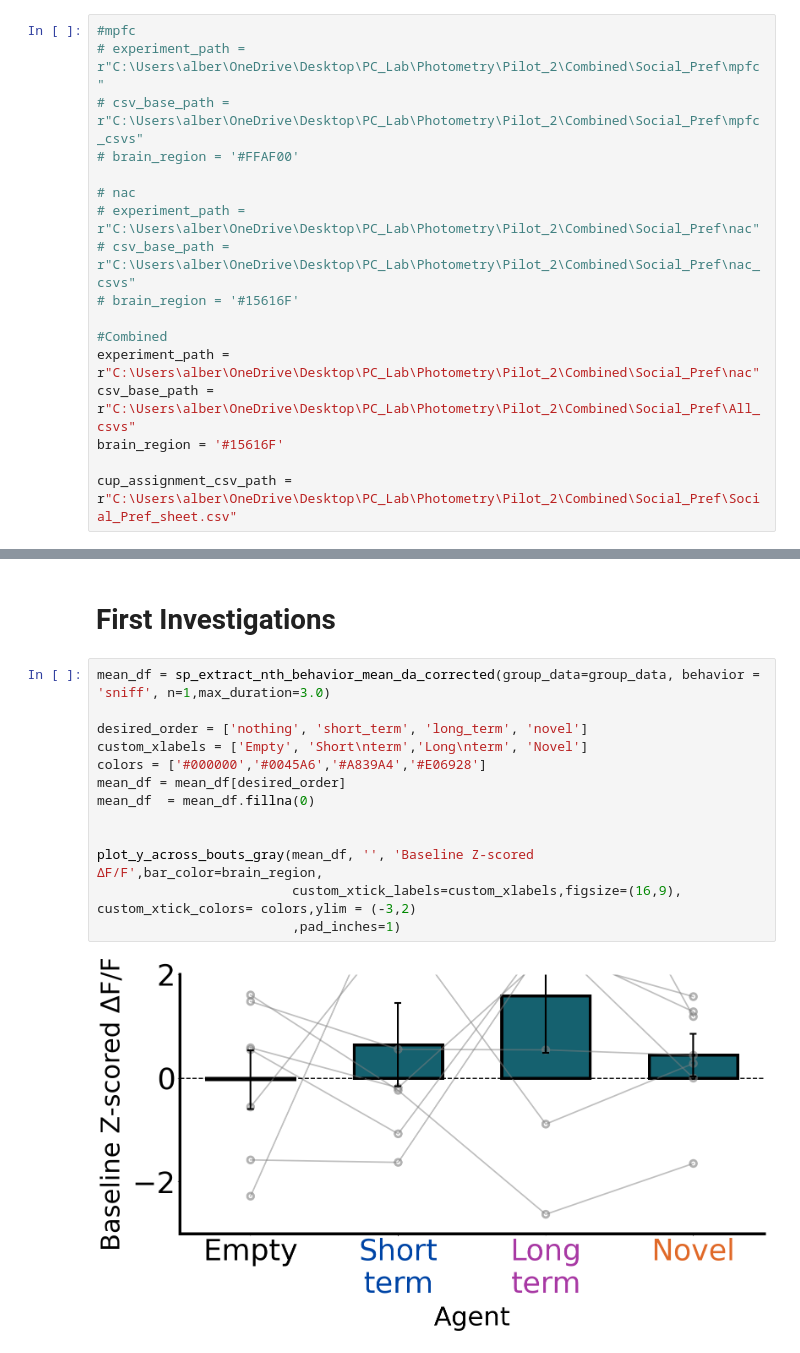
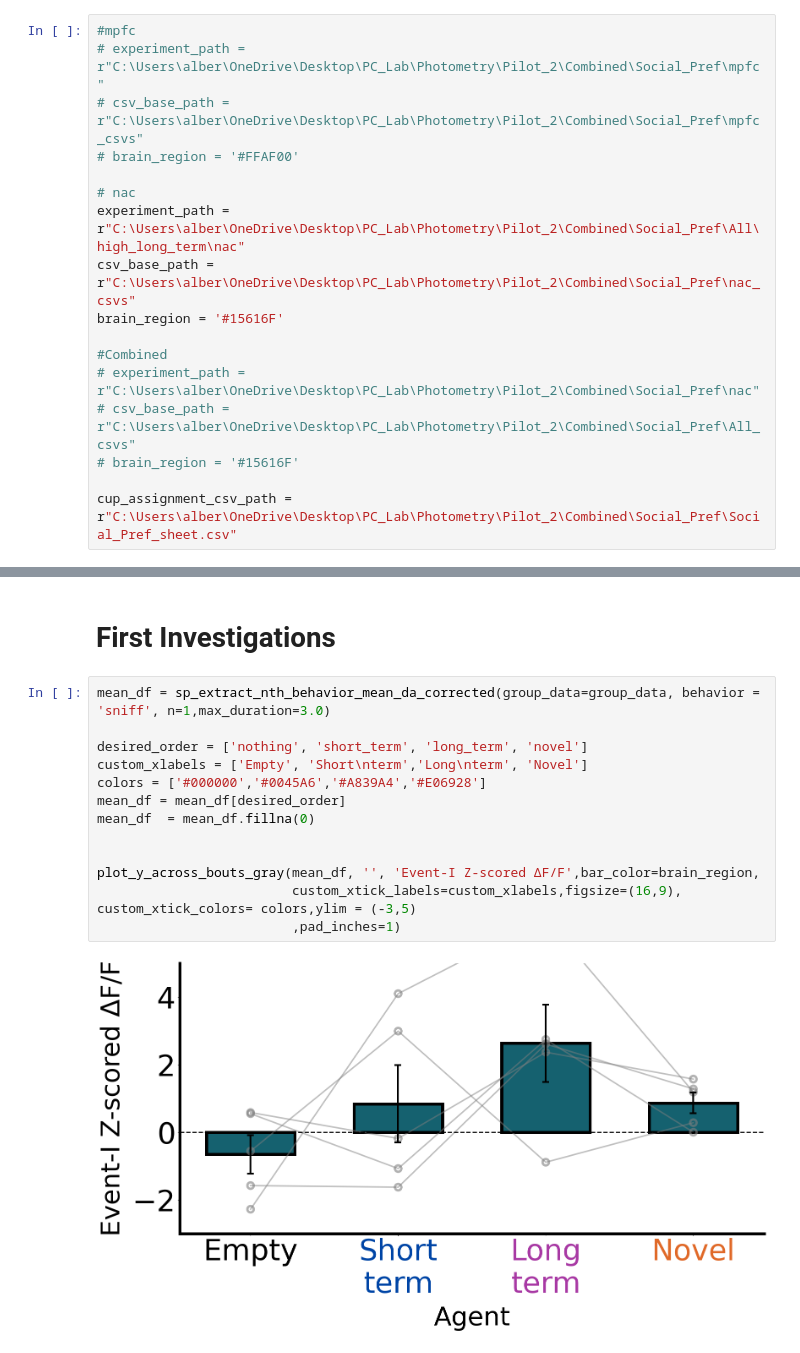
Before and after one commit to AlbertLeei/PCLAB_Photometry, a Jupyter notebook: P2_Code/social_pref/social_pref_analysis.ipynb, the cells around one changed output, grey strips where cells are left out. Cells and saved outputs as stored; diff of their text form.

Commit message:
social pref

```diff
--- a/P2_Code/social_pref/social_pref_analysis.ipynb
+++ b/P2_Code/social_pref/social_pref_analysis.ipynb
@@ -22,15 +22,15 @@ from social_pref.social_pref_extension import *
 # brain_region = '#FFAF00'
 
 # nac
+experiment_path = r"C:\Users\alber\OneDrive\Desktop\PC_Lab\Photometry\Pilot_2\Combined\Social_Pref\All\high_long_term\nac"
+csv_base_path = r"C:\Users\alber\OneDrive\Desktop\PC_Lab\Photometry\Pilot_2\Combined\Social_Pref\nac_csvs"
+brain_region = '#15616F'
+
+#Combined
 # experiment_path = r"C:\Users\alber\OneDrive\Desktop\PC_Lab\Photometry\Pilot_2\Combined\Social_Pref\nac"
-# csv_base_path = r"C:\Users\alber\OneDrive\Desktop\PC_Lab\Photometry\Pilot_2\Combined\Social_Pref\nac_csvs"
+# csv_base_path = r"C:\Users\alber\OneDrive\Desktop\PC_Lab\Photometry\Pilot_2\Combined\Social_Pref\All_csvs"
 # brain_region = '#15616F'
 
-#Combined
-experiment_path = r"C:\Users\alber\OneDrive\Desktop\PC_Lab\Photometry\Pilot_2\Combined\Social_Pref\nac"
-csv_base_path = r"C:\Users\alber\OneDrive\Desktop\PC_Lab\Photometry\Pilot_2\Combined\Social_Pref\All_csvs"
-brain_region = '#15616F'
-
 cup_assignment_csv_path = r"C:\Users\alber\OneDrive\Desktop\PC_Lab\Photometry\Pilot_2\Combined\Social_Pref\Social_Pref_sheet.csv"
 # %%
 group_data = GroupTDTData(experiment_path, csv_base_path)
@@ -137,18 +129,18 @@ plot_y_across_bouts_colors(avg_inv_tot_duration_df, '','Average Duration (s)',ba
 # %%
 mean_df = sp_extract_nth_behavior_mean_da_corrected(group_data=group_data, behavior = 'sniff', n=1,max_duration=3.0)
 
 desired_order = ['nothing', 'short_term', 'long_term', 'novel']
 custom_xlabels = ['Empty', 'Short\nterm','Long\nterm', 'Novel']
 colors = ['#000000','#0045A6','#A839A4','#E06928']
 mean_df = mean_df[desired_order]
 mean_df  = mean_df.fillna(0)
 
 
-plot_y_across_bouts_gray(mean_df, '', 'Baseline Z-scored ΔF/F',bar_color=brain_region,
-                         custom_xtick_labels=custom_xlabels,figsize=(16,9), custom_xtick_colors= colors,ylim = (-3,2)
+plot_y_across_bouts_gray(mean_df, '', 'Event-I Z-scored ΔF/F',bar_color=brain_region,
+                         custom_xtick_labels=custom_xlabels,figsize=(16,9), custom_xtick_colors= colors,ylim = (-3,5)
                          ,pad_inches=1)
 # %% [output]
-[figure, old version]
+[figure, new version]
 # %%
 import pandas as pd
 from scipy.stats import ttest_rel
```
Also changed, not shown: parts of 8 cells of this notebook, 32 other files.
